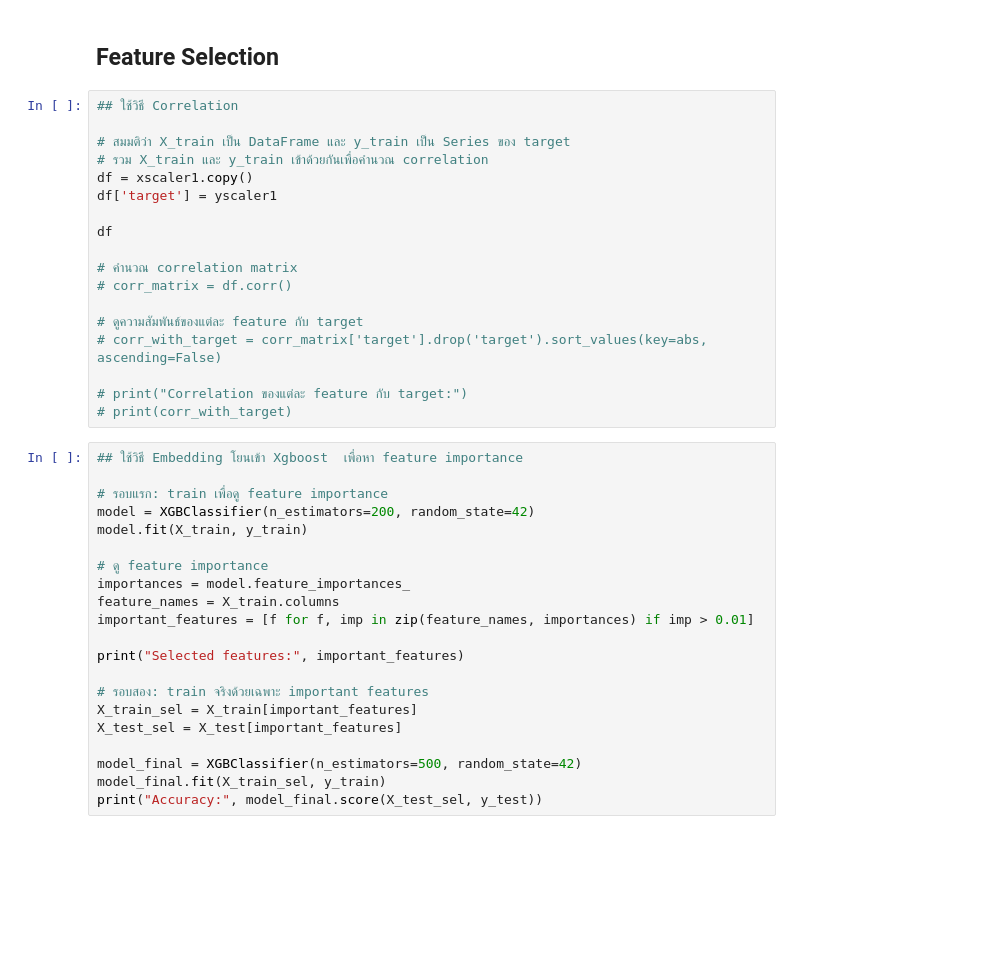
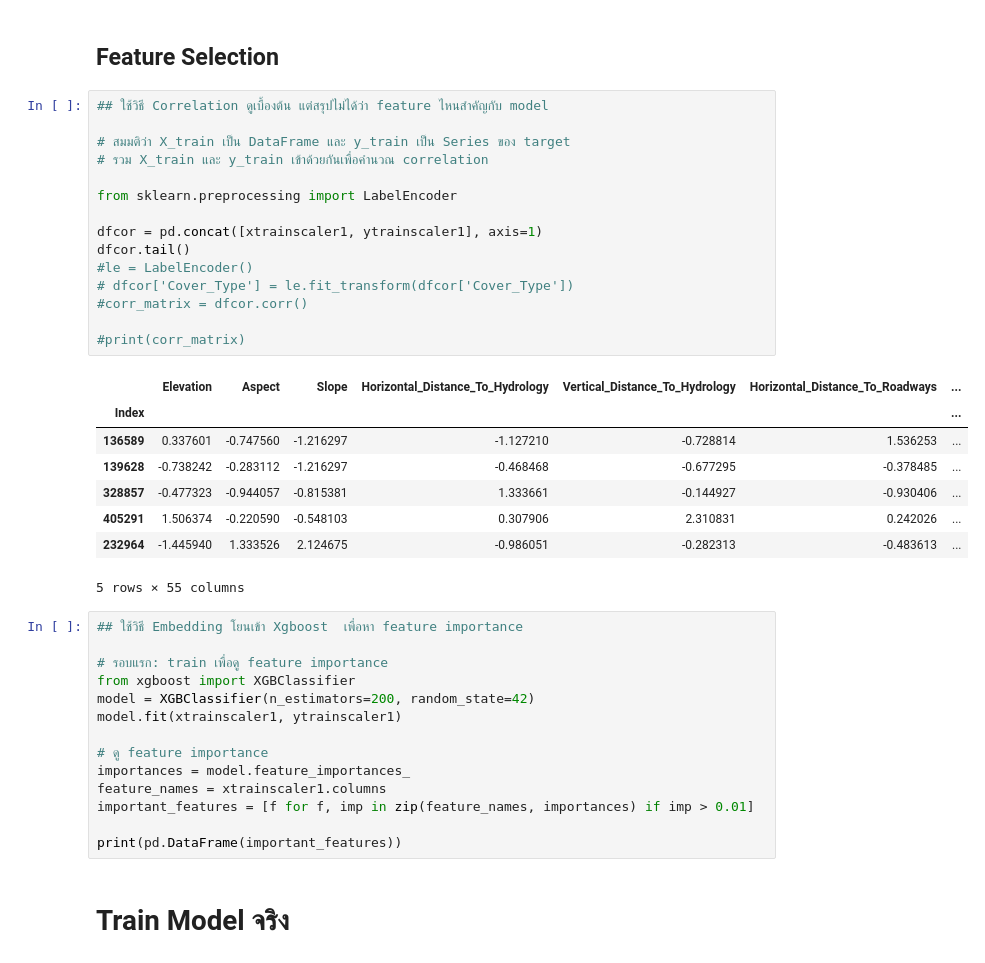
Before and after one commit to Natthapon-Sangshu/Git-DataScience, a Jupyter notebook: Model.ipynb, the cells around one changed output. Saved outputs shown, nothing was run; the diff lists cells and outputs as text; blank space fills up the shorter version.

```diff
--- a/Model.ipynb
+++ b/Model.ipynb
@@ -230,41 +218,42 @@ xtestscaler1 = pd.concat([X_num_testscaled_df, X_catgorytrain], axis=1)
 # %% [markdown]
 ## Feature Selection
 # %%
-## ใช้วิธี Correlation
+## ใช้วิธี Correlation ดูเบื้องต้น แต่สรุปไม่ได้ว่า feature ไหนสำคัญกับ model
 
 # สมมติว่า X_train เป็น DataFrame และ y_train เป็น Series ของ target
 # รวม X_train และ y_train เข้าด้วยกันเพื่อคำนวณ correlation
-df = xscaler1.copy()
-df['target'] = yscaler1
 
-df
+from sklearn.preprocessing import LabelEncoder
 
-# คำนวณ correlation matrix
-# corr_matrix = df.corr()
+dfcor = pd.concat([xtrainscaler1, ytrainscaler1], axis=1)
+dfcor.tail()
+#le = LabelEncoder()
+# dfcor['Cover_Type'] = le.fit_transform(dfcor['Cover_Type'])
+#corr_matrix = dfcor.corr()
 
-# ดูความสัมพันธ์ของแต่ละ feature กับ target
-# corr_with_target = corr_matrix['target'].drop('target').sort_values(key=abs, ascending=False)
-
-# print("Correlation ของแต่ละ feature กับ target:")
-# print(corr_with_target)
+#print(corr_matrix)
+# %% [output]
+|  | Elevation | Aspect | Slope | Horizontal_Distance_To_Hydrology | Vertical_Distance_To_Hydrology | Horizontal_Distance_To_Roadways | ... |
+| Index |  |  |  |  |  |  | ... |
+| 136589 | 0.337601 | -0.747560 | -1.216297 | -1.127210 | -0.728814 | 1.536253 | ... |
+| 139628 | -0.738242 | -0.283112 | -1.216297 | -0.468468 | -0.677295 | -0.378485 | ... |
+| 328857 | -0.477323 | -0.944057 | -0.815381 | 1.333661 | -0.144927 | -0.930406 | ... |
+| 405291 | 1.506374 | -0.220590 | -0.548103 | 0.307906 | 2.310831 | 0.242026 | ... |
+| 232964 | -1.445940 | 1.333526 | 2.124675 | -0.986051 | -0.282313 | -0.483613 | ... |
+5 rows × 55 columns
 # %%
 ## ใช้วิธี Embedding โยนเข้า Xgboost  เพื่อหา feature importance
 
 # รอบแรก: train เพื่อดู feature importance
+from xgboost import XGBClassifier
 model = XGBClassifier(n_estimators=200, random_state=42)
-model.fit(X_train, y_train)
+model.fit(xtrainscaler1, ytrainscaler1)
 
 # ดู feature importance
 importances = model.feature_importances_
-feature_names = X_train.columns
+feature_names = xtrainscaler1.columns
 important_features = [f for f, imp in zip(feature_names, importances) if imp > 0.01]
 
-print("Selected features:", important_features)
-
-# รอบสอง: train จริงด้วยเฉพาะ important features
-X_train_sel = X_train[important_features]
-X_test_sel = X_test[important_features]
-
-model_final = XGBClassifier(n_estimators=500, random_state=42)
-model_final.fit(X_train_sel, y_train)
-print("Accuracy:", model_final.score(X_test_sel, y_test))
+print(pd.DataFrame(important_features))
+# %% [markdown]
+#   Train Model จริง
```
Also changed, not shown: parts of 8 cells of this notebook.
